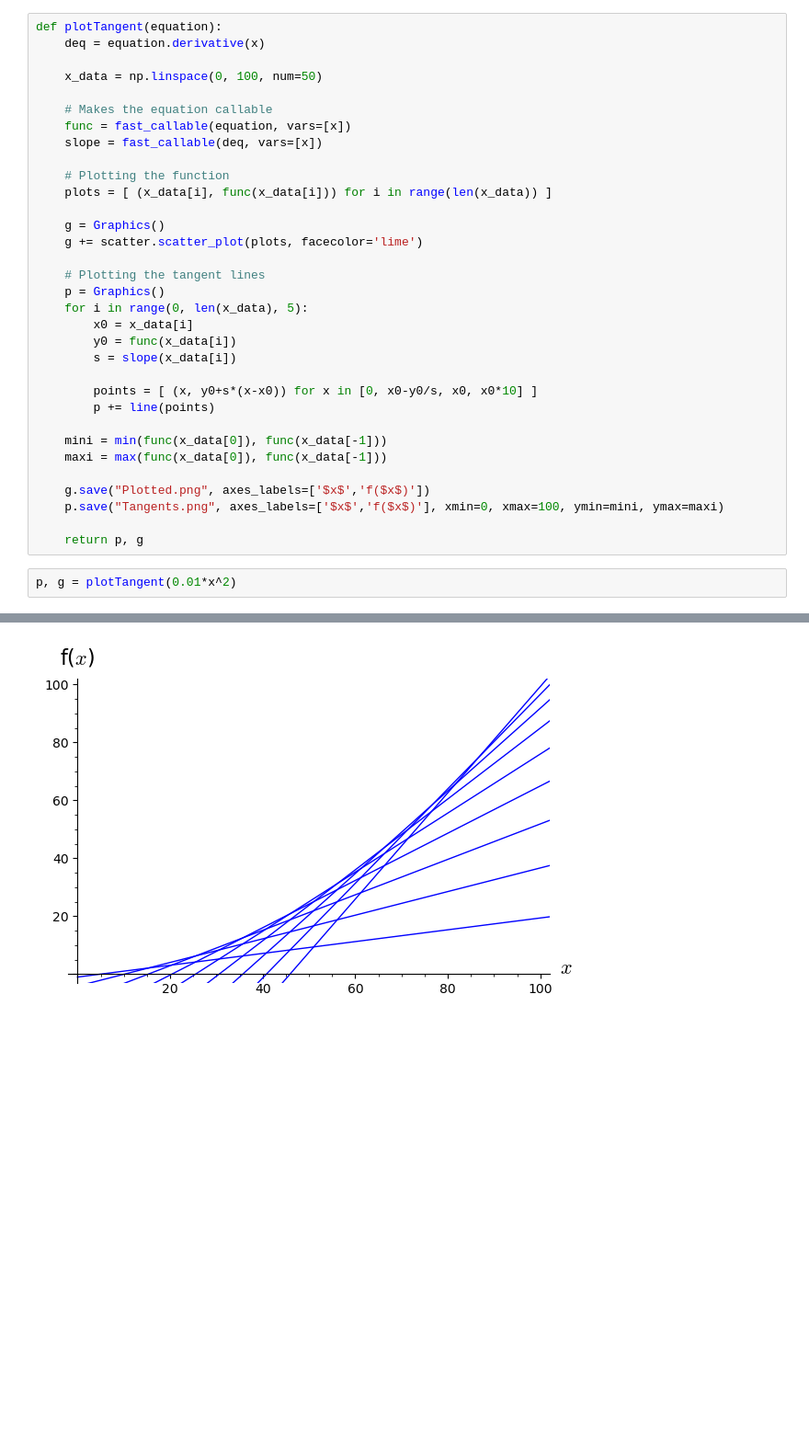
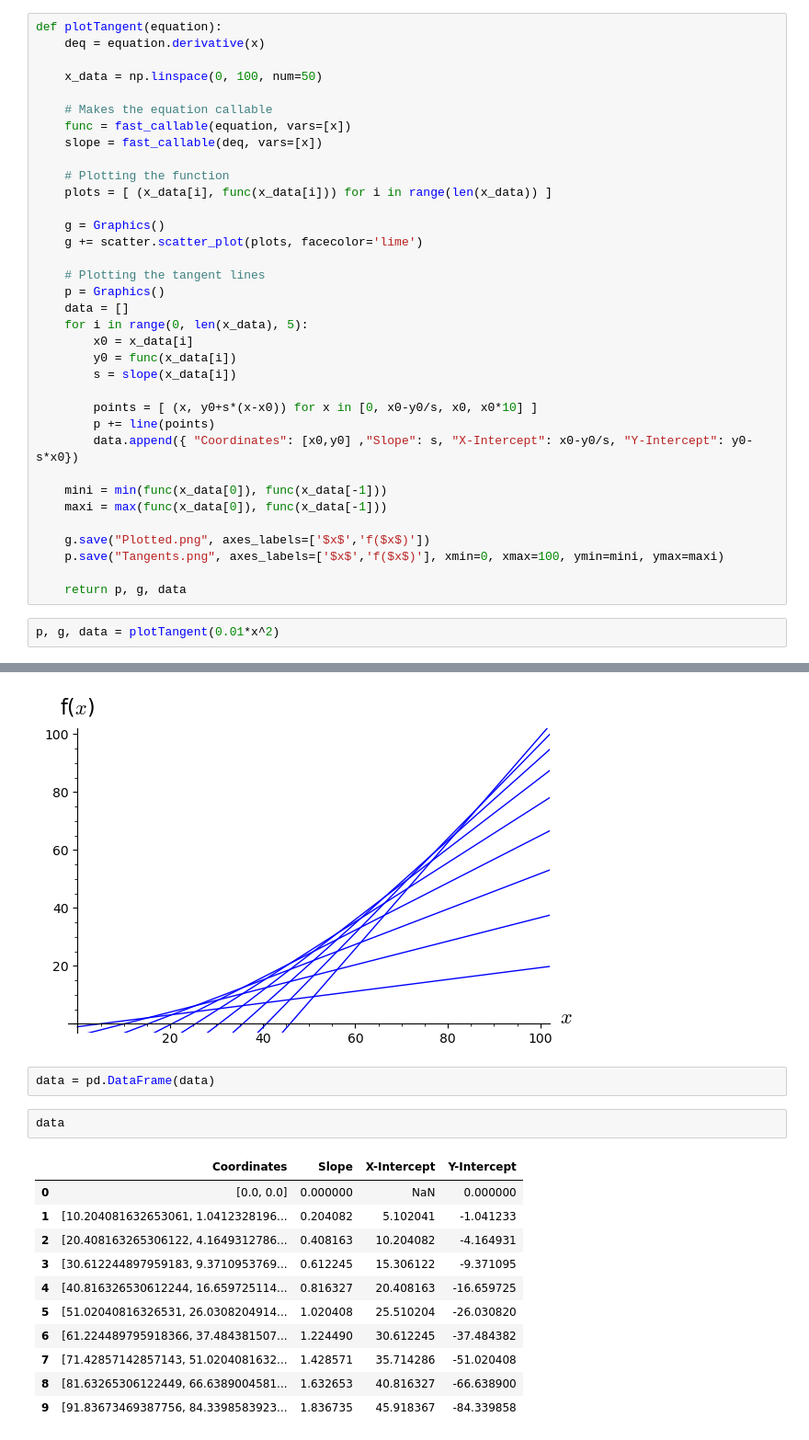
Before and after one commit to Xerefic/MM2090-Solutions, a Jupyter notebook: Final_Assignment/question_6/transform.ipynb, the cells around one changed output, grey strips where cells are left out. Shown at 92% size. Saved outputs shown, nothing was run; the diff lists cells and outputs as text; blank space fills up the shorter version.

```diff
--- a/Final_Assignment/question_6/transform.ipynb
+++ b/Final_Assignment/question_6/transform.ipynb
@@ -21,6 +22,7 @@ def plotTangent(equation):
 
     # Plotting the tangent lines
     p = Graphics()
+    data = []
     for i in range(0, len(x_data), 5):
         x0 = x_data[i]
         y0 = func(x_data[i])
@@ -28,6 +30,7 @@ def plotTangent(equation):
 
         points = [ (x, y0+s*(x-x0)) for x in [0, x0-y0/s, x0, x0*10] ]
         p += line(points)
+        data.append({ "Coordinates": [x0,y0] ,"Slope": s, "X-Intercept": x0-y0/s, "Y-Intercept": y0-s*x0})
 
     mini = min(func(x_data[0]), func(x_data[-1]))
     maxi = max(func(x_data[0]), func(x_data[-1]))
@@ -35,9 +38,9 @@ def plotTangent(equation):
     g.save("Plotted.png", axes_labels=['$x$','f($x$)'])
     p.save("Tangents.png", axes_labels=['$x$','f($x$)'], xmin=0, xmax=100, ymin=mini, ymax=maxi)
 
-    return p, g
+    return p, g, data
 # %%
-p, g = plotTangent(0.01*x^2)
+p, g, data = plotTangent(0.01*x^2)
 # %%
 g.show()
 # %% [output]
@@ -46,3 +49,19 @@ g.show()
 p.show(xmin=0, xmax=100, ymin=-1, ymax=100)
 # %% [output]
 [figure]
+# %%
+data = pd.DataFrame(data)
+# %%
+data
+# %% [output]
+|  | Coordinates | Slope | X-Intercept | Y-Intercept |
+| 0 | [0.0, 0.0] | 0.000000 | NaN | 0.000000 |
+| 1 | [10.204081632653061, 1.0412328196... | 0.204082 | 5.102041 | -1.041233 |
+| 2 | [20.408163265306122, 4.1649312786... | 0.408163 | 10.204082 | -4.164931 |
+| 3 | [30.612244897959183, 9.3710953769... | 0.612245 | 15.306122 | -9.371095 |
+| 4 | [40.816326530612244, 16.659725114... | 0.816327 | 20.408163 | -16.659725 |
+| 5 | [51.02040816326531, 26.0308204914... | 1.020408 | 25.510204 | -26.030820 |
+| 6 | [61.224489795918366, 37.484381507... | 1.224490 | 30.612245 | -37.484382 |
+| 7 | [71.42857142857143, 51.0204081632... | 1.428571 | 35.714286 | -51.020408 |
+| 8 | [81.63265306122449, 66.6389004581... | 1.632653 | 40.816327 | -66.638900 |
+| 9 | [91.83673469387756, 84.3398583923... | 1.836735 | 45.918367 | -84.339858 |
```
Also changed, not shown: parts of 1 cell of this notebook, 1 other file.
